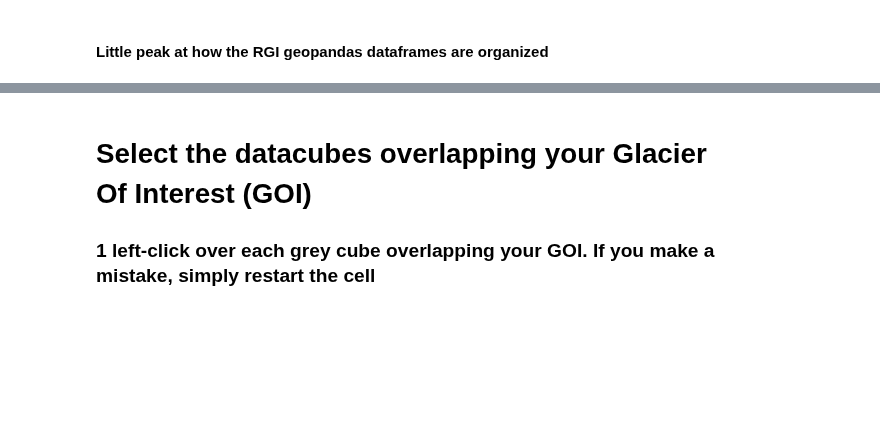
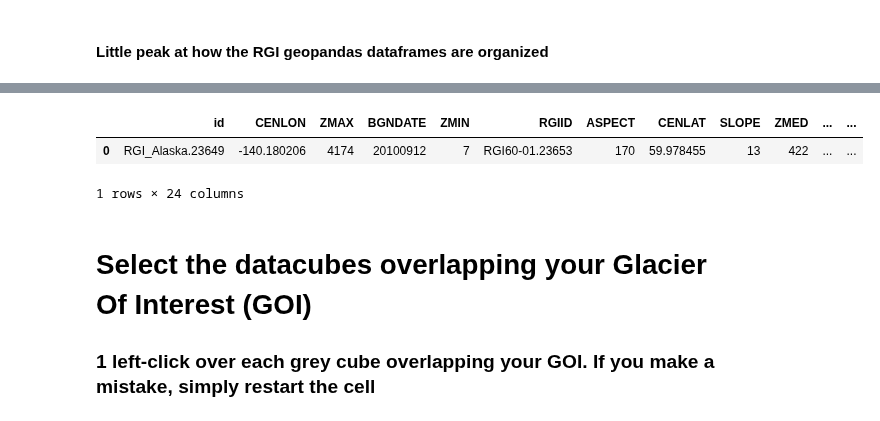
Before and after one commit to vdevauxchupin/ITS_LIVE_TOOL, a Jupyter notebook: ITS_LIVE_Inversion.ipynb, the cells around one changed output, grey strips where cells are left out. Drawn from its saved outputs; the diff is of its cells as text; code cells hidden in the pictures; blank space fills up the shorter version.

```diff
--- a/ITS_LIVE_Inversion.ipynb
+++ b/ITS_LIVE_Inversion.ipynb
@@ -140,4 +140,10 @@ gdf_list[0]
 1 rows × 24 columns
+# %%
+gdf_list[3]
+# %% [output]
+|  | id | CENLON | ZMAX | BGNDATE | ZMIN | RGIID | ASPECT | CENLAT | SLOPE | ZMED | ... | ... |
+| 0 | RGI_Alaska.23649 | -140.180206 | 4174 | 20100912 | 7 | RGI60-01.23653 | 170 | 59.978455 | 13 | 422 | ... | ... |
+1 rows × 24 columns
 # %% [markdown]
 # Select the datacubes overlapping your Glacier Of Interest (GOI)
 
```
Also changed, not shown: parts of 9 cells of this notebook, 7 other files.
